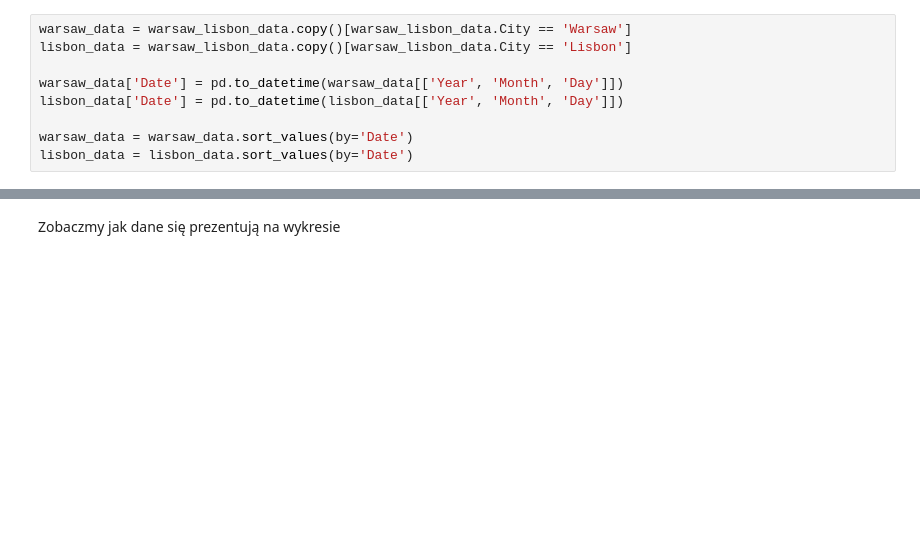
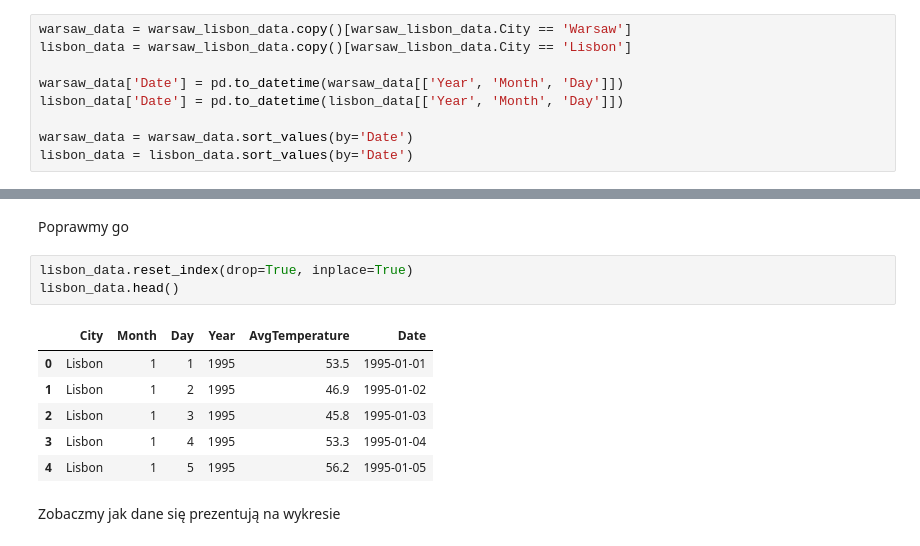
Before and after one commit to mathieuboro/raport, a Jupyter notebook: Raport_!.ipynb, the cells around one changed output, grey strips where cells are left out. Drawn from its saved outputs; the diff is of its cells as text; blank space fills up the shorter version.

```diff
--- a/Raport_!.ipynb
+++ b/Raport_!.ipynb
@@ -61,3 +72,15 @@ lisbon_data = lisbon_data.sort_values(by='Date')
+# %% [markdown]
+Poprawmy go
+# %%
+lisbon_data.reset_index(drop=True, inplace=True)
+lisbon_data.head()
+# %% [output]
+|  | City | Month | Day | Year | AvgTemperature | Date |
+| 0 | Lisbon | 1 | 1 | 1995 | 53.5 | 1995-01-01 |
+| 1 | Lisbon | 1 | 2 | 1995 | 46.9 | 1995-01-02 |
+| 2 | Lisbon | 1 | 3 | 1995 | 45.8 | 1995-01-03 |
+| 3 | Lisbon | 1 | 4 | 1995 | 53.3 | 1995-01-04 |
+| 4 | Lisbon | 1 | 5 | 1995 | 56.2 | 1995-01-05 |
 # %% [markdown]
 Zobaczmy jak dane się prezentują na wykresie
 # %%
```
Also changed, not shown: parts of 10 cells of this notebook.
